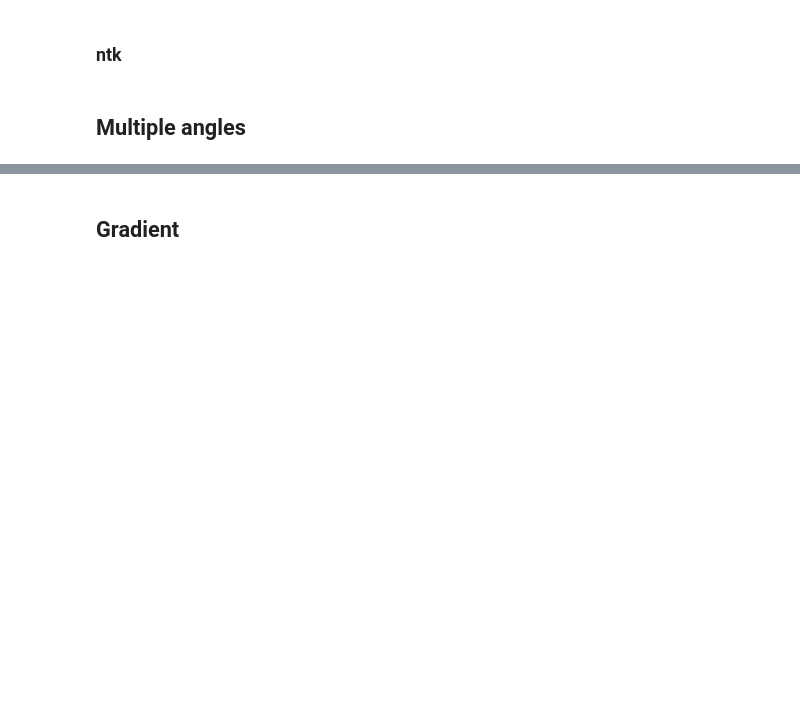
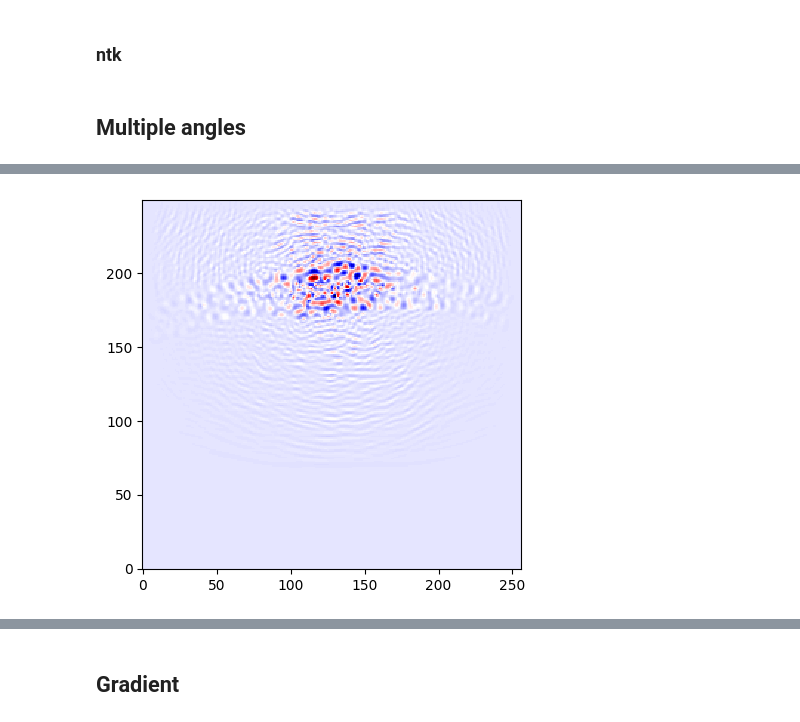
Before and after one commit to thomasrribeiro/brainhackFUS, a Jupyter notebook: notebooks/recon_skull.ipynb, the cells around one changed output, grey strips where cells are left out. Drawn from its saved outputs; the diff is of its cells as text; code cells hidden in the pictures; blank space fills up the shorter version.

```diff
--- a/notebooks/recon_skull.ipynb
+++ b/notebooks/recon_skull.ipynb
@@ -310,0 +357,15 @@ plt.show()
+# %%
+from jwave.geometry import Sources
+
+adjoint_sources = Sources(
+    positions=tuple(map(tuple, element_positions)),
+    signals=jnp.vstack([np.flip(data[i] - data_ab.T[i]) for i in range(element_positions.shape[1])]),
+    dt=time_axis.dt,
+    domain=domain,
+)
+adjoint_pwave = np.squeeze(simulate_wave_propagation(medium, time_axis, sources=adjoint_sources).params)
+# %%
+plt.imshow(adjoint_pwave[900, :, :].T, cmap='seismic', interpolation='nearest')
+plt.gca().invert_yaxis()
+# %% [output]
+[figure, added]
```
Also changed, not shown: parts of 20 cells of this notebook.
